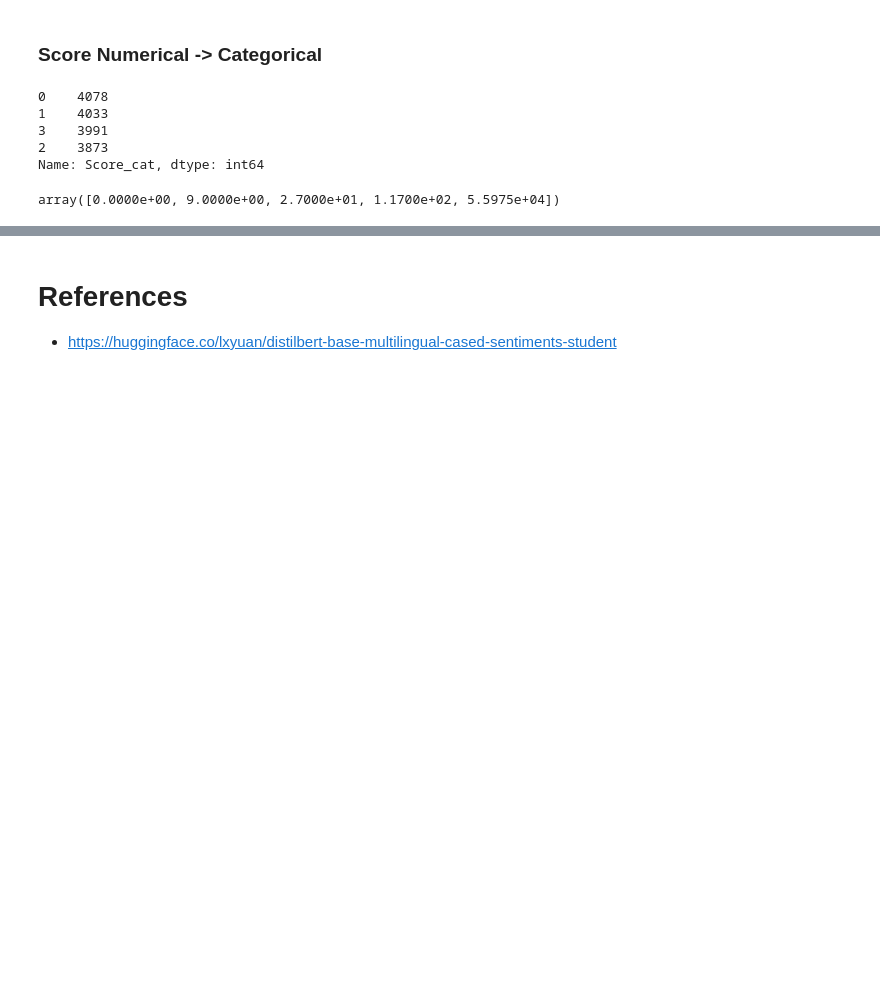
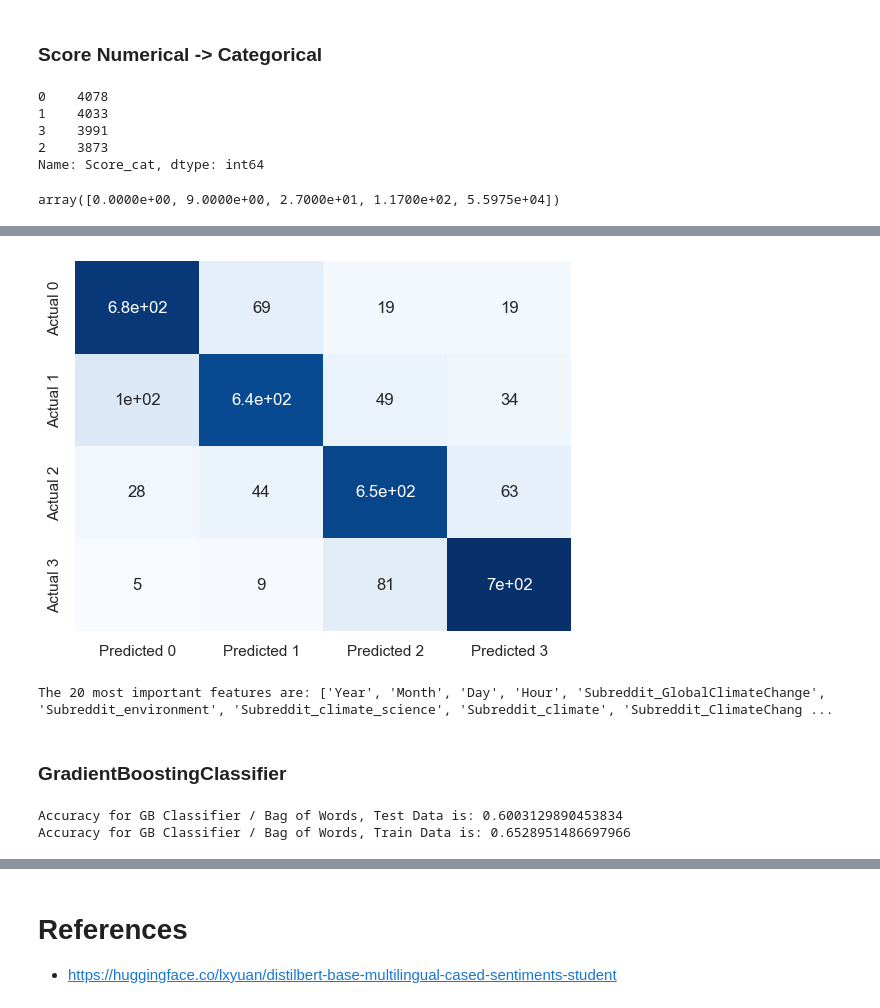
Before and after one commit to mlgomez0/advanced_python_project, a Jupyter notebook: notebooks/climate_change.ipynb, the cells around one changed output, grey strips where cells are left out. Drawn from its saved outputs; the diff is of its cells as text; code cells hidden in the pictures; blank space fills up the shorter version.

```diff
--- a/notebooks/climate_change.ipynb
+++ b/notebooks/climate_change.ipynb
@@ -571,0 +597,5 @@ data.head()
+# %%
+# Creating a DataFrame with the vectorized text using Bag of Words
+bw_df = pd.DataFrame(X_bw, columns=vectorizer_bw.get_feature_names_out())
+df_bw = pd.concat([data, bw_df], axis=1)
+df_bw.head()
@@ -584,0 +653,12 @@ df.head()
+# %%
+Y_df_bw = df_bw['Score_cat']
+X_df_bw = df_bw.drop('Score_cat', axis=1)
+X_bw_train, X_bw_test, y_bw_train, y_bw_test = train_test_split(X_df_bw, Y_df_bw, test_size=0.2, random_state=42)
+# %%
+if run_models:
+    rf_model_bw = RandomForestClassifier(n_estimators=100, random_state=42)
+    rf_model_bw.fit(X_bw_train, y_bw_train)
+else:
+    rf_model_bw = retrieve_model_pickle('rf_classifier_bw')
+# %%
+y_pred = rf_model_bw.predict(X_bw_test)
@@ -584,0 +675,4 @@ df.head()
+# %%
+confusion_matrix_graph(y_bw_test, y_pred)
+# %% [output]
+[figure, added]
@@ -584,0 +683,24 @@ df.head()
+# %%
+get_top_features(rf_model_bw, X_df_bw, 20)
+# %% [output]
+The 20 most important features are: ['Year', 'Month', 'Day', 'Hour', 'Subreddit_GlobalClimateChange', 'Subreddit_environment', 'Subreddit_climate_science', 'Subreddit_climate', 'Subreddit_ClimateChang ...
+# %% [markdown]
+### GradientBoostingClassifier
+# %%
+# Training and testing GradientBoostingClassifier
+if run_models:
+    gb_model_bw = GradientBoostingClassifier(learning_rate=0.1)
+    gb_model_bw.fit(X_bw_train, y_bw_train)
+else:
+    gb_model_bw = retrieve_model_pickle('gb_classifier_bw')
+
+y_pred = gb_model_bw.predict(X_bw_test)
+y_pred_train = gb_model_bw.predict(X_bw_train)
+
+rf_accuracy = accuracy_score(y_bw_test, y_pred)
+rf_accuracy_train = accuracy_score(y_bw_train, y_pred_train)
+print(f"Accuracy for GB Classifier / Bag of Words, Test Data is: {rf_accuracy}")
+print(f"Accuracy for GB Classifier / Bag of Words, Train Data is: {rf_accuracy_train}")
+# %% [output]
+Accuracy for GB Classifier / Bag of Words, Test Data is: 0.6003129890453834
+Accuracy for GB Classifier / Bag of Words, Train Data is: 0.6528951486697966
```
Also changed, not shown: parts of 34 cells of this notebook, 4 other files.
